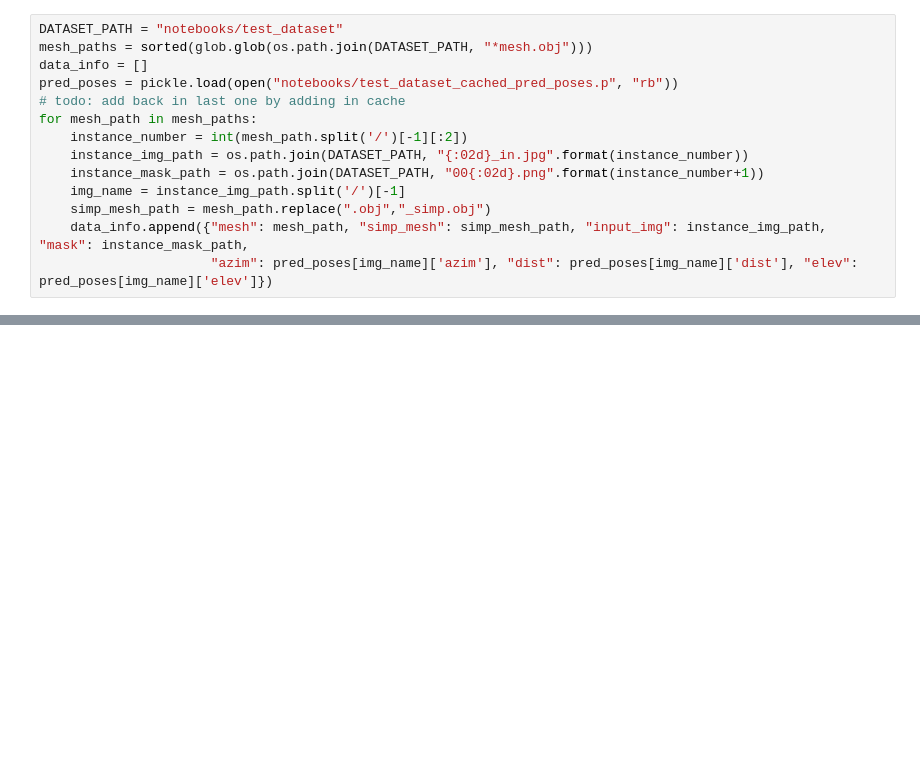
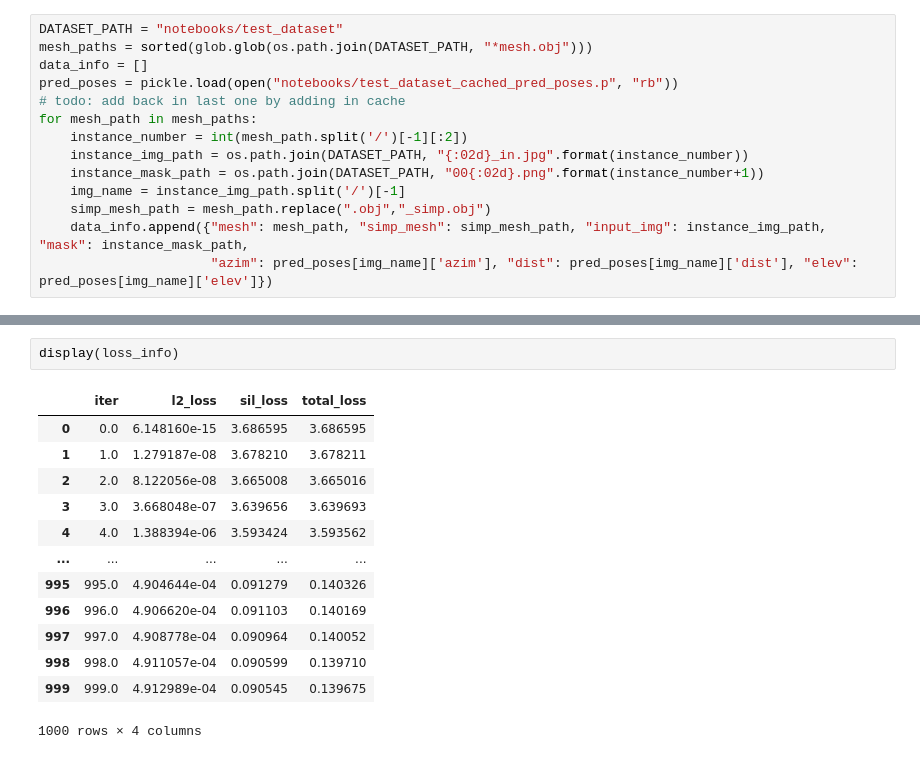
Before and after one commit to edwardyang12/sil_consistent_at_inference, a Jupyter notebook: notebooks/Deformation_Net.ipynb, the cells around one changed output, grey strips where cells are left out. Cells and saved outputs as stored; diff of their text form; blank space fills up the shorter version.

```diff
--- a/notebooks/Deformation_Net.ipynb
+++ b/notebooks/Deformation_Net.ipynb
@@ -108,0 +120,16 @@ tensor(2.3702, device='cuda:7', grad_fn=<BinaryCrossEntropyBackward>)
+# %%
+display(loss_info)
+# %% [output]
+|  | iter | l2_loss | sil_loss | total_loss |
+| 0 | 0.0 | 6.148160e-15 | 3.686595 | 3.686595 |
+| 1 | 1.0 | 1.279187e-08 | 3.678210 | 3.678211 |
+| 2 | 2.0 | 8.122056e-08 | 3.665008 | 3.665016 |
+| 3 | 3.0 | 3.668048e-07 | 3.639656 | 3.639693 |
+| 4 | 4.0 | 1.388394e-06 | 3.593424 | 3.593562 |
+| ... | ... | ... | ... | ... |
+| 995 | 995.0 | 4.904644e-04 | 0.091279 | 0.140326 |
+| 996 | 996.0 | 4.906620e-04 | 0.091103 | 0.140169 |
+| 997 | 997.0 | 4.908778e-04 | 0.090964 | 0.140052 |
+| 998 | 998.0 | 4.911057e-04 | 0.090599 | 0.139710 |
+| 999 | 999.0 | 4.912989e-04 | 0.090545 | 0.139675 |
+1000 rows × 4 columns
```
Also changed, not shown: parts of 6 cells of this notebook, 5 other files.
